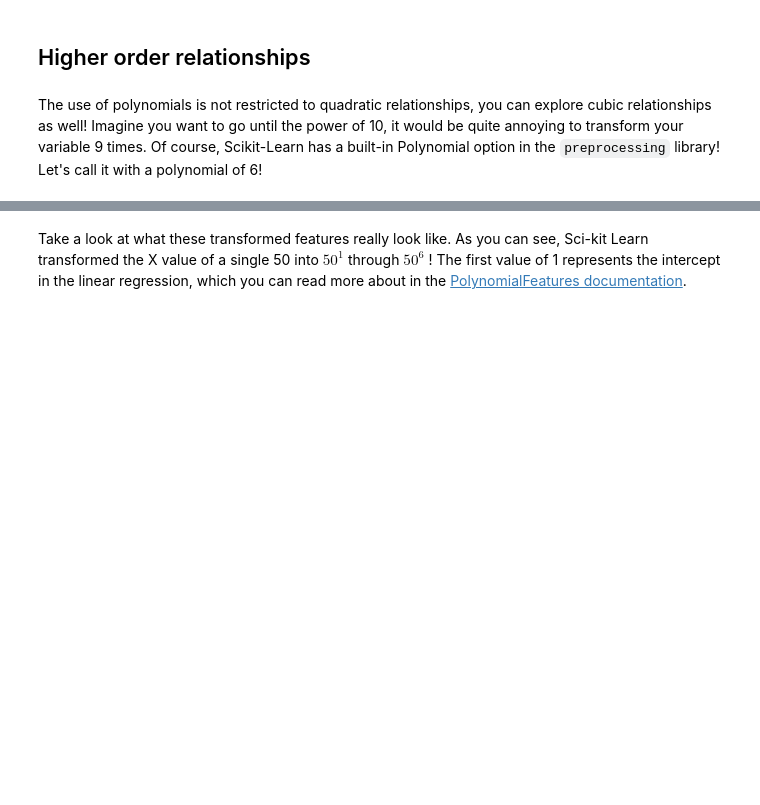
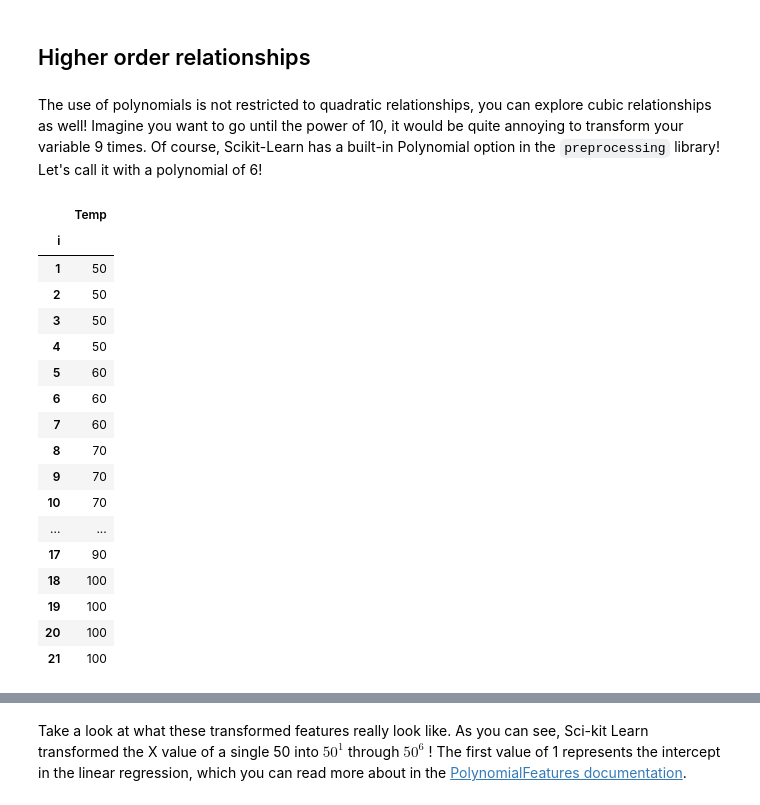
Before and after one commit to ColinFangshu/dsc-polynomial-regression-seattle-ds-career-051319, a Jupyter notebook: index.ipynb, the cells around one changed output, grey strips where cells are left out. Cells and saved outputs as stored; diff of their text form; code cells hidden in the pictures; blank space fills up the shorter version.

```diff
--- a/index.ipynb
+++ b/index.ipynb
@@ -112,3 +112,24 @@ X = yld[["Temp"]]
 
 poly = PolynomialFeatures(6)
 X_fin = poly.fit_transform(X)
+# %%
+X
+# %% [output]
+|  | Temp |
+| i |  |
+| 1 | 50 |
+| 2 | 50 |
+| 3 | 50 |
+| 4 | 50 |
+| 5 | 60 |
+| 6 | 60 |
+| 7 | 60 |
+| 8 | 70 |
+| 9 | 70 |
+| 10 | 70 |
+| ... | ... |
+| 17 | 90 |
+| 18 | 100 |
+| 19 | 100 |
+| 20 | 100 |
+| 21 | 100 |
```
Also changed, not shown: parts of 1 cell of this notebook.
